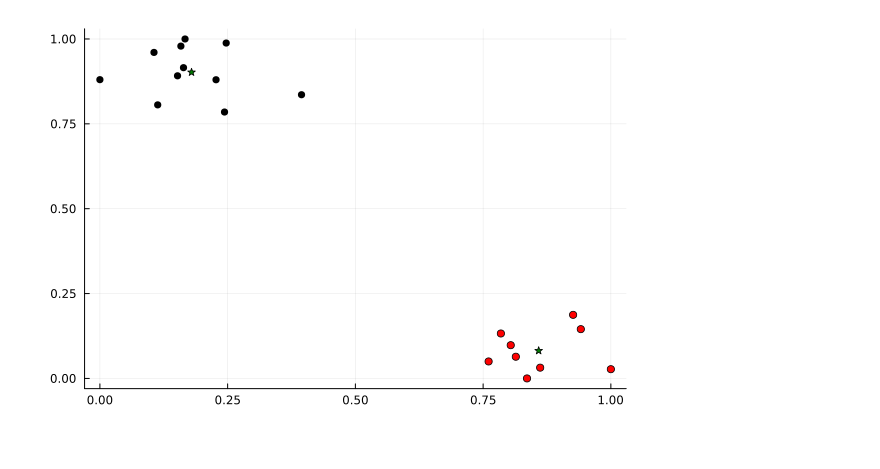
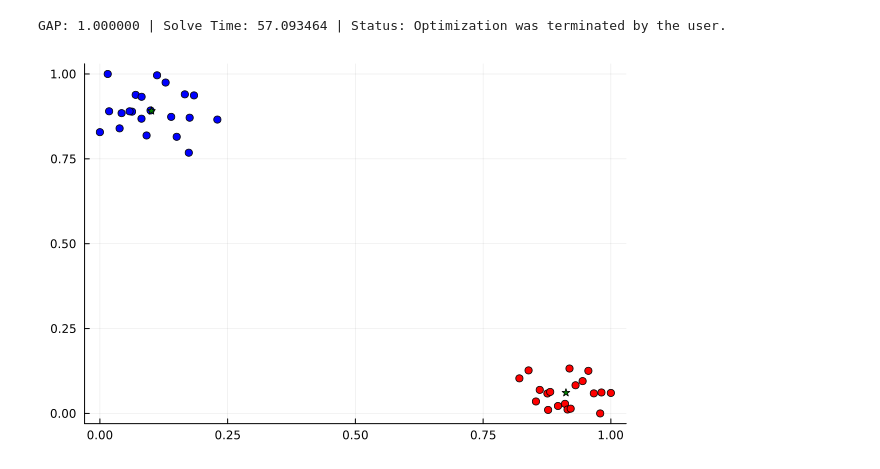
Before and after one commit to MarcoAntonioli/Optimal_Kmeans, a Jupyter notebook: development/Notebooks/optimization.ipynb, the cells around one changed output. Drawn from its saved outputs; the diff is of its cells as text; code cells hidden in the pictures.

Commit message:
final direct solve run

```diff
--- a/development/Notebooks/optimization.ipynb
+++ b/development/Notebooks/optimization.ipynb
@@ -6,4 +66,4 @@ include("../src/opt.jl");
 # %%
-K, N, D, std, seed = 2, 20, 2, 0.45, 42;
+K, N, D, std, seed = 2, 10, 2, 0.3, 42;
 # %%
 data = generate_points(K, N, D, std, seed);
@@ -34,5 +74,5 @@ plot(data[:,1], data[:,2], seriestype=:scatter, legend=false)
 # %%
-assignments = gamma_formulation(data, K)
+assignments, summary = gamma_formulation(data, K)
 centroids = get_centroids(assignments, data)
 # %% [output]
 Set parameter Username
@@ -65,8 +84,13 @@ assignments
+# %%
+@printf("GAP: %f | Solve Time: %f | Status: %s",
+        summary.relative_gap, summary.solve_time, summary.raw_status)
+# %% [output]
+GAP: 1.000000 | Solve Time: 57.093464 | Status: Optimization was terminated by the user.
 # %%
-mapping = Dict(1=>:red, 2=>:black, 3=>:blue)
+mapping = Dict(1=>:red, 2=>:blue, 3=>:blue)
 colors = [mapping[v] for v in argmax.(eachrow(assignments))];
 
 plot(data[:,1], data[:,2], seriestype=:scatter, legend=false, color=colors)
 plot!(centroids[:,1], centroids[:,2], seriestype=:scatter, legend=false, color=:green, markershape=:star5)
 # %% [output]
-[figure, old version]
+[figure, new version]
```
Also changed, not shown: parts of 8 cells of this notebook, 1 other file.
